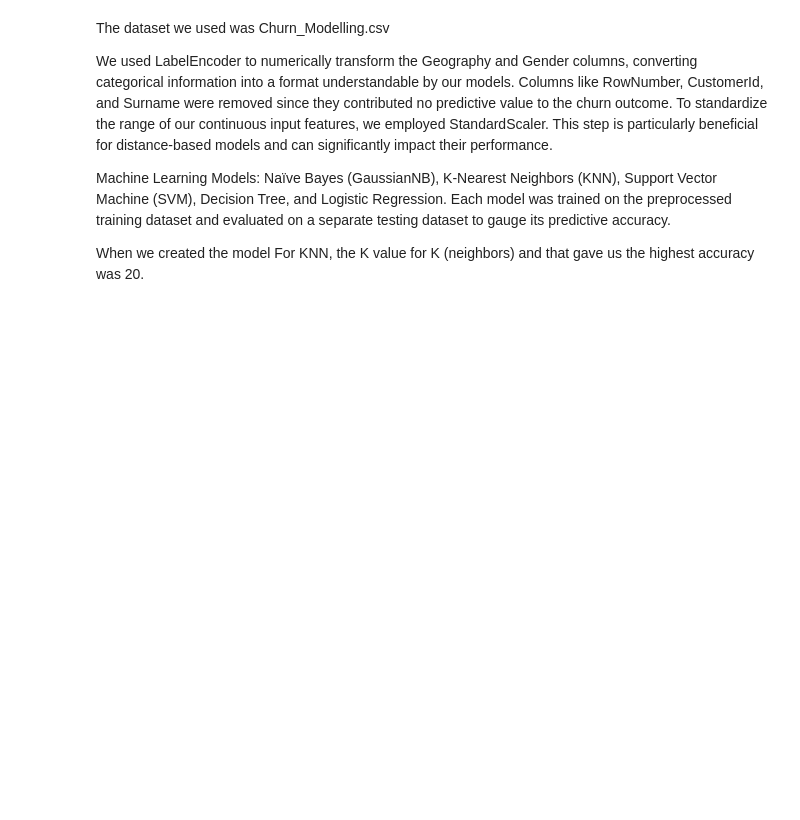
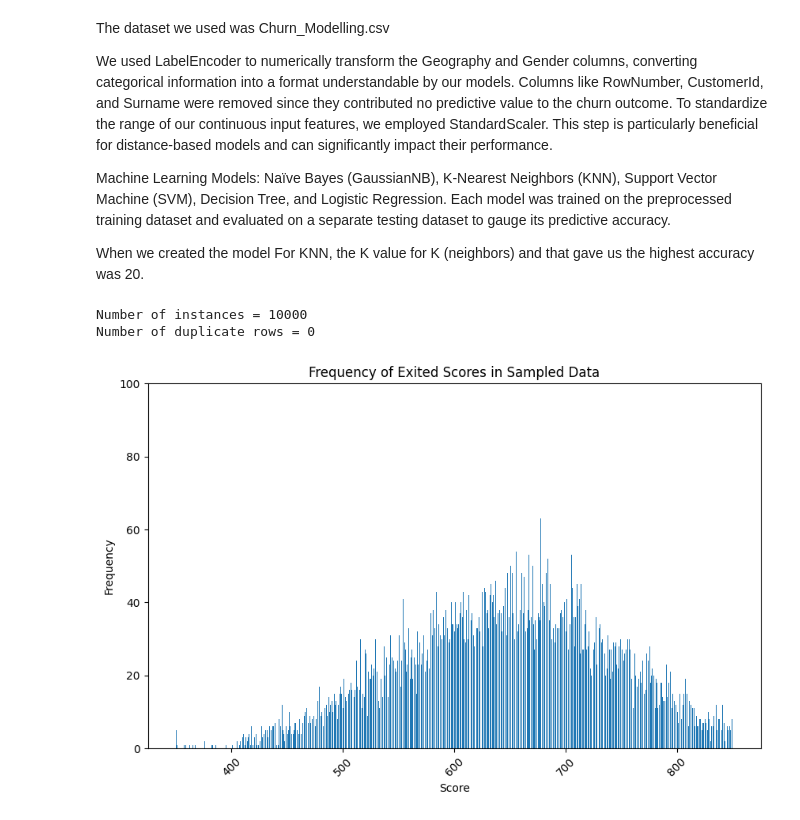
Before and after one commit to itspennyh/CSC177_Classification_Models, a Jupyter notebook: Part 3/Part 3.ipynb, the cells around one changed output. Drawn from its saved outputs; the diff is of its cells as text; code cells hidden in the pictures; blank space fills up the shorter version.

```diff
--- a/Part 3/Part 3.ipynb
+++ b/Part 3/Part 3.ipynb
@@ -37,3 +39,26 @@ df['Gender'] = label_encoder.fit_transform(df['Gender'])
 
 # Dropping irrelevant features
 df = df.drop(['RowNumber', 'CustomerId', 'Surname'], axis=1)
+# %%
+# Checking for dupes
+print('Number of instances = %d' % (df.shape[0]))
+dups = df.duplicated()
+print('Number of duplicate rows = %d' % (dups.sum()))
+# %% [output]
+Number of instances = 10000
+Number of duplicate rows = 0
+# %%
+# Plotting the histogram
+state_counts = df['CreditScore'].value_counts()
+
+
+plt.figure(figsize=(10, 6))
+plt.hist(df['CreditScore'], bins=800)
+plt.title('Frequency of Exited Scores in Sampled Data')
+plt.xlabel('Score')
+plt.ylabel('Frequency')
+plt.xticks(rotation=45)
+plt.ylim(0, 100)
+plt.show()
+# %% [output]
+[figure, added]
```
Also changed, not shown: parts of 6 cells of this notebook.
